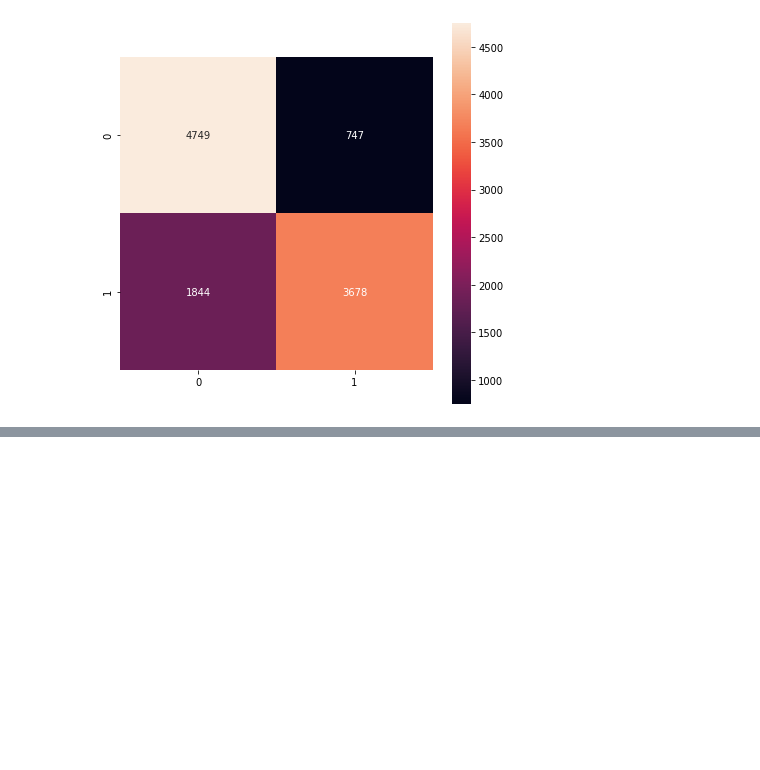
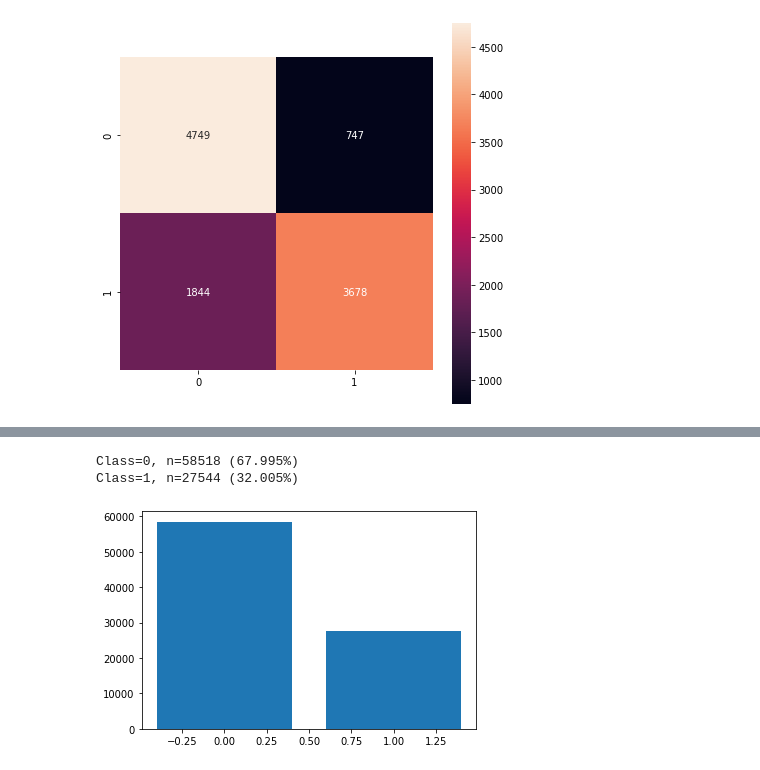
Before and after one commit to JavierAlvarezBenito/Python-imdea, a Jupyter notebook: Mexico_Classification.ipynb, the cells around one changed output, grey strips where cells are left out. Cells and saved outputs as stored; diff of their text form; code cells hidden in the pictures; blank space fills up the shorter version.

```diff
--- a/Mexico_Classification.ipynb
+++ b/Mexico_Classification.ipynb
@@ -1293,0 +1331,20 @@ Total accuracy: 76.48393537847159 %
+# %%
+X_NA = df_NA['Cli']
+Y_NA = df_NA['B8.1']
+
+X = df_no_na['Cli']
+Y = df_no_na['B8.1']
+
+
+X=X.values.reshape(-1,1)
+X_NA=X_NA.values.reshape(-1,1)
+# %%
+from collections import Counter
+from matplotlib import pyplot
+counter = Counter(Y)
+for k,v in counter.items():
+	per = v / len(Y) * 100
+	print('Class=%d, n=%d (%.3f%%)' % (k, v, per))
+# plot the distribution
+pyplot.bar(counter.keys(), counter.values())
+pyplot.show()
@@ -1293,0 +1355,14 @@ Total accuracy: 76.48393537847159 %
+# %%
+from collections import Counter
+from matplotlib import pyplot
+counter = Counter(Y_NA)
+for k,v in counter.items():
+	per = v / len(Y_NA) * 100
+	print('Class=%d, n=%d (%.3f%%)' % (k, v, per))
+# plot the distribution
+pyplot.bar(counter.keys(), counter.values())
+pyplot.show()
+# %% [output]
+Class=0, n=58518 (67.995%)
+Class=1, n=27544 (32.005%)
+[figure, added]
```
Also changed, not shown: parts of 32 cells of this notebook, 2 other files.
